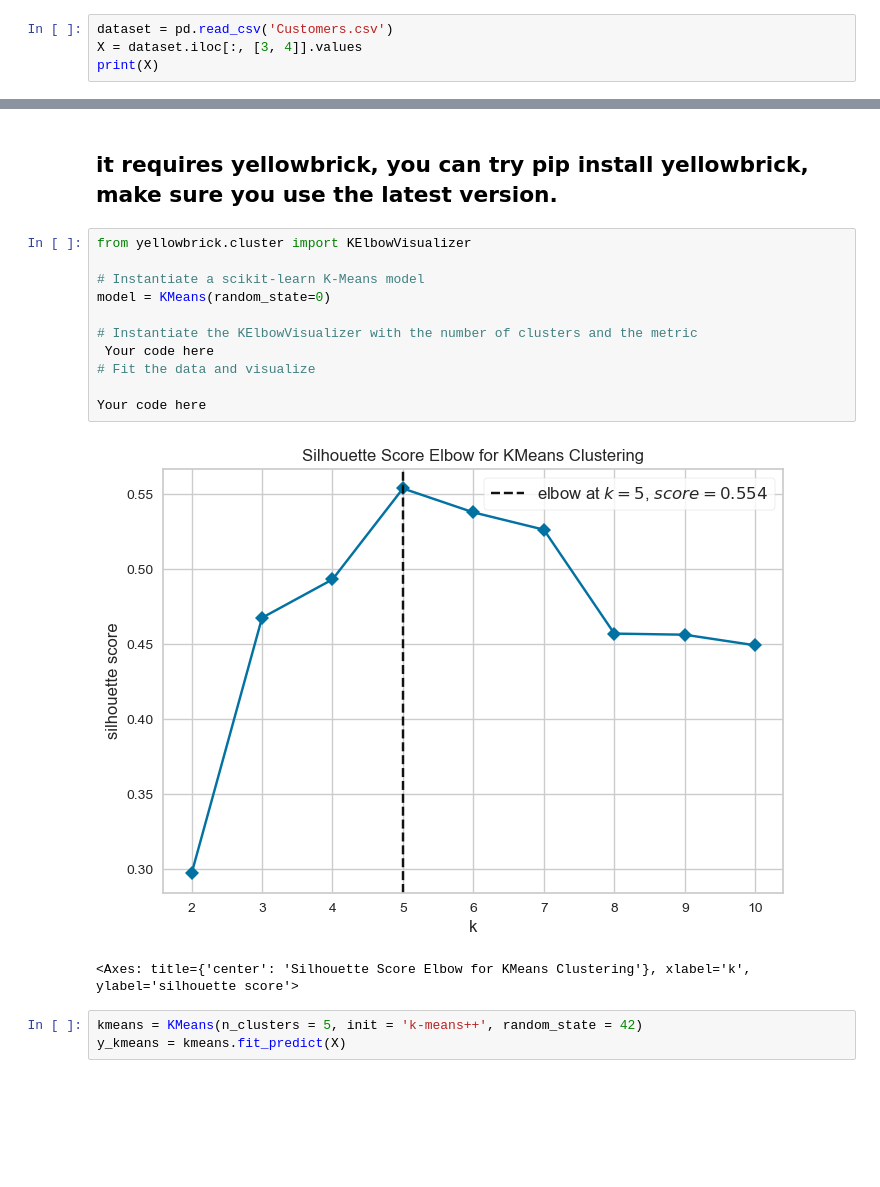
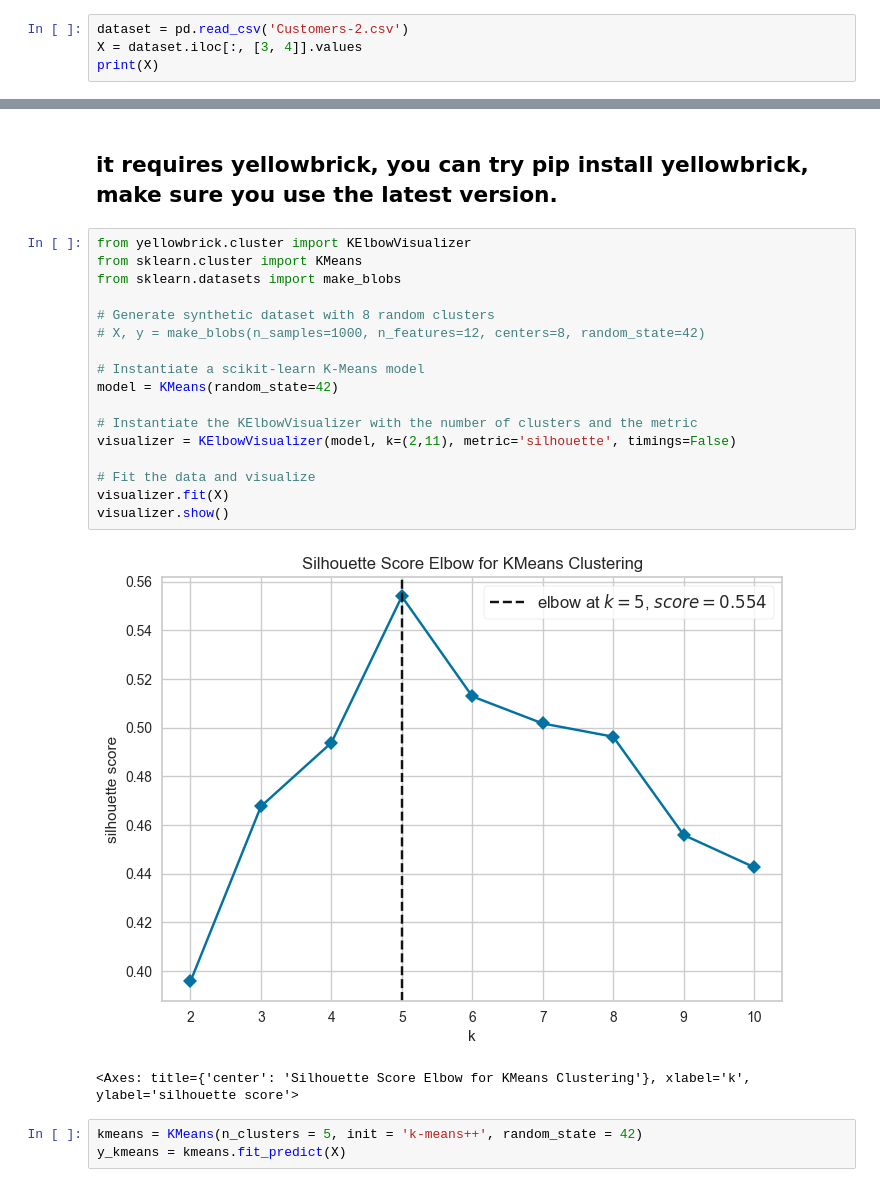
Before and after one commit to bemin-shaker/disease-prediction-ml, a Jupyter notebook: Homework_4_Simple_version-Release-2.ipynb, the cells around one changed output, grey strips where cells are left out. Saved outputs shown, nothing was run; the diff lists cells and outputs as text; blank space fills up the shorter version.

Commit message:
Add fourth model

```diff
--- a/Homework_4_Simple_version-Release-2.ipynb
+++ b/Homework_4_Simple_version-Release-2.ipynb
@@ -749,7 +805,7 @@ Metric
 # %% [markdown]
 # Clustering
 # %%
-dataset = pd.read_csv('Customers.csv')
+dataset = pd.read_csv('Customers-2.csv')
 X = dataset.iloc[:, [3, 4]].values
 print(X)
 # %% [output]
@@ -794,17 +850,23 @@ plt.show()
 ## it requires yellowbrick, you can try  pip install yellowbrick, make sure you use the latest version.
 # %%
 from yellowbrick.cluster import KElbowVisualizer
+from sklearn.cluster import KMeans
+from sklearn.datasets import make_blobs
+
+# Generate synthetic dataset with 8 random clusters
+# X, y = make_blobs(n_samples=1000, n_features=12, centers=8, random_state=42)
 
 # Instantiate a scikit-learn K-Means model
-model = KMeans(random_state=0)
+model = KMeans(random_state=42)
 
 # Instantiate the KElbowVisualizer with the number of clusters and the metric
- Your code here
+visualizer = KElbowVisualizer(model, k=(2,11), metric='silhouette', timings=False)
+
 # Fit the data and visualize
-
-Your code here
+visualizer.fit(X)
+visualizer.show()
 # %% [output]
-[figure, old version]
+[figure, new version]
 <Axes: title={'center': 'Silhouette Score Elbow for KMeans Clustering'}, xlabel='k', ylabel='silhouette score'>
 # %%
 kmeans = KMeans(n_clusters = 5, init = 'k-means++', random_state = 42)
```
Also changed, not shown: parts of 17 cells of this notebook, 1 other file.
